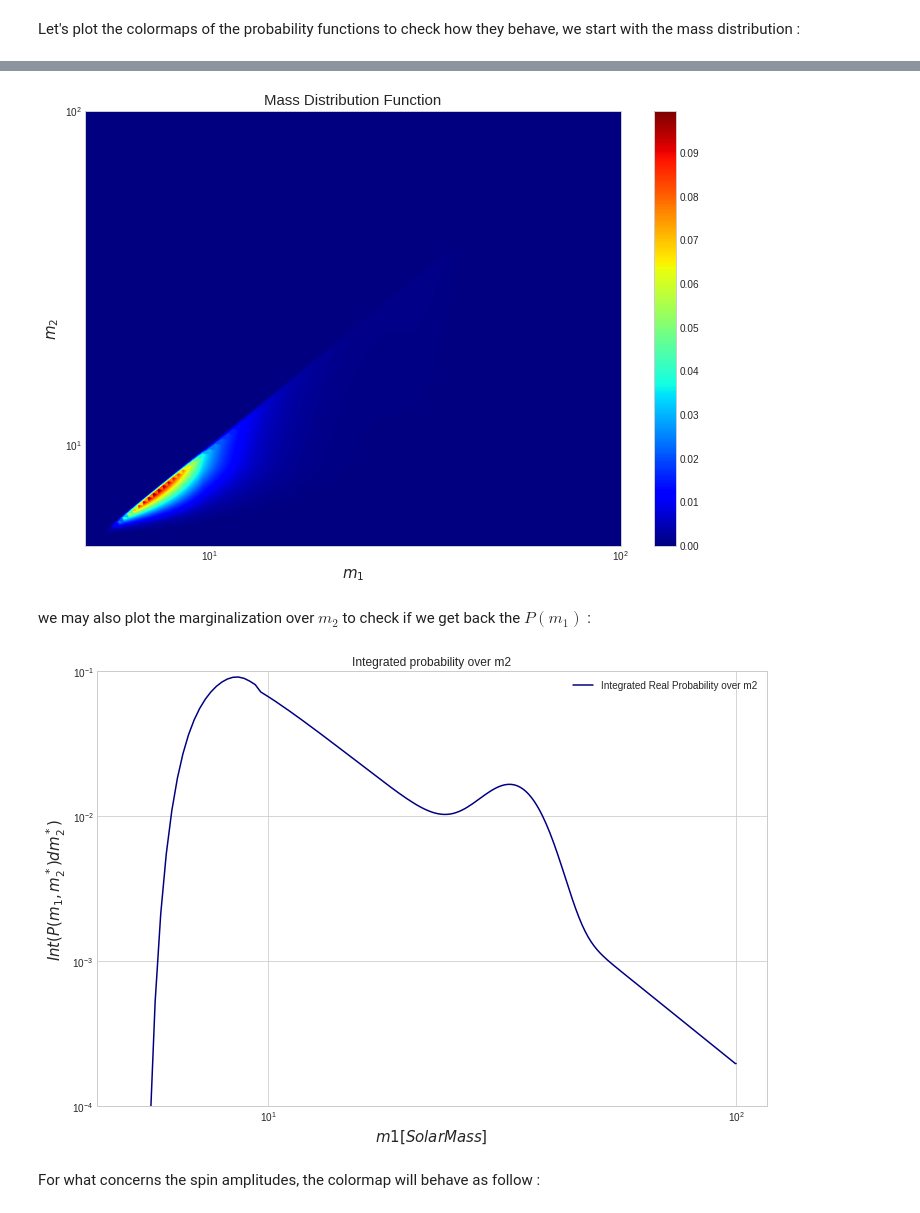
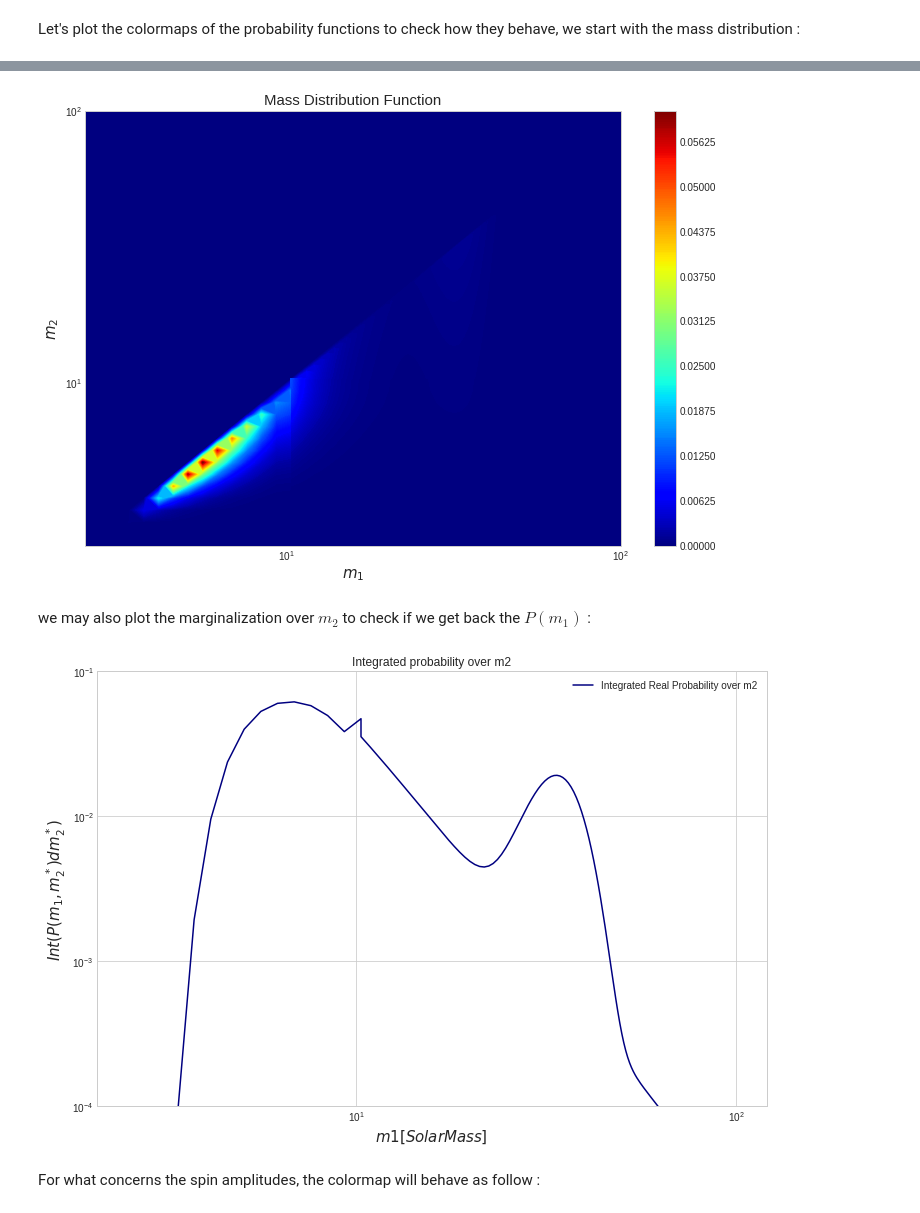
Before and after one commit to KuZa91/Generating-a-BH-Merging-Catalogue, a Jupyter notebook: BHCatalogV5.0.ipynb, the cells around one changed output, grey strips where cells are left out. Cells and saved outputs as stored; diff of their text form; code cells hidden in the pictures.

```diff
--- a/BHCatalogV5.0.ipynb
+++ b/BHCatalogV5.0.ipynb
@@ -37,7 +38,7 @@ sel_rs = False
 
 # Number of jobs spawned by the multiprocessing part of the program (use 9/10 * number of core to avoid problems)
 
-n_jobs = 80#(mp.cpu_count() - 4)
+n_jobs = (mp.cpu_count() - 4) #80
 
 # To avoid to saturate the ram when copying the generated list to a dataframe, the process will be made by slicing the list in percentage
 
@@ -63,8 +64,8 @@ year = 365.25*24*60*60 # Years in second
 
 # Precision settings for the binned variables
 
-mass_prec = 750           # Binning density for the masses
-z_prec = 500              # Binning density for the redshift (affect distance density)
+mass_prec = 800           # Binning density for the masses
+z_prec = 800              # Binning density for the redshift (affect distance density)
 # %% [markdown]
 <h2> FLAG selection section </h2>
 # %% [markdown]
@@ -673,8 +681,8 @@ Let's plot the colormaps of the probability functions to check how they behave,
 # Colormap of the mass distribution function
 
 Z = np.zeros((int(mass_prec*11/10),int(mass_prec*11/10)))
-ran_m1 = np.logspace(np.log10(m_min),np.log10(m_min + 5. - (m_max - (m_min + 5))/mass_prec), int(mass_prec/10))
-ran_m1 = np.append(ran_m1, np.linspace(m_min + 5., m_max, mass_prec))
+ran_m1 = np.logspace(np.log10(m_min),np.log10(m_min + delta_m), int(mass_prec/10))
+ran_m1 = np.append(ran_m1, np.linspace(m_min + delta_m, m_max, mass_prec))
 ran_m2 = ran_m1
 
 X, Y = np.meshgrid(ran_m1, ran_m2)
@@ -744,4 +752,4 @@ The integrated probability for all possible mass pairs after normalization is :
-[figure, old version]
+[figure, new version]
 # %% [markdown]
 we may also plot the marginalization over $m_2$ to check if we get back the $P(m_1)$ :
 # %%
@@ -765,7 +773,7 @@ plt.ylabel('$Int(P(m_1, m_2^*) dm_2^*) $', fontsize = 15)
 plt.title('Integrated probability over m2')
 plt.savefig('MarginalizedProbabilityOverM2.png',dpi=500)
 # %% [output]
-[figure, old version]
+[figure, new version]
 # %% [markdown]
 For what concerns the spin amplitudes, the colormap will behave as follow :
 # %%
```
Also changed, not shown: parts of 26 cells of this notebook.
